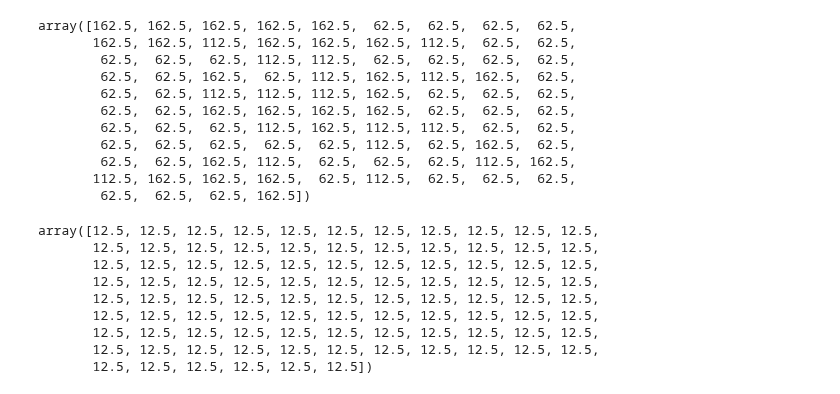
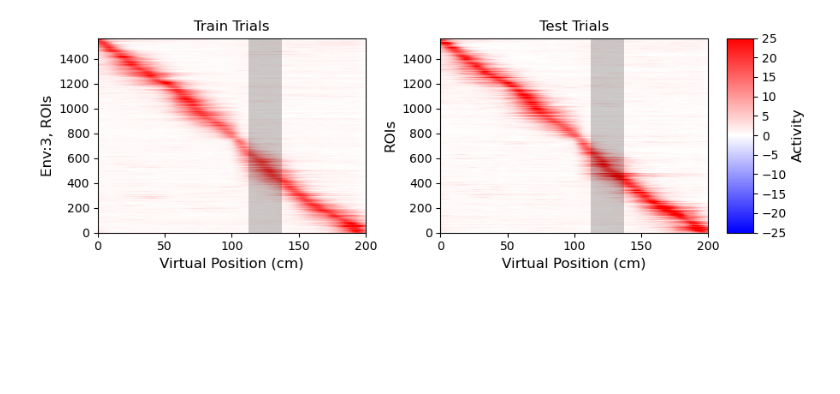
Before and after one commit to landoskape/vrAnalysis, a Jupyter notebook: testingPipelineFunctions.ipynb, the cells around one changed output. Cells and saved outputs as stored; diff of their text form; code cells hidden in the pictures; blank space fills up the shorter version.

```diff
--- a/testingPipelineFunctions.ipynb
+++ b/testingPipelineFunctions.ipynb
@@ -254,29 +123,0 @@ vrexp.printSavedOne()
-# %%
-rewpos = vrexp.loadone('trials.rewardPosition')
-rewzonehw = vrexp.loadone('trials.rewardZoneHalfwidth')
-# %%
-rewpos
-# %% [output]
-array([162.5, 162.5, 162.5, 162.5, 162.5,  62.5,  62.5,  62.5,  62.5,
-       162.5, 162.5, 112.5, 162.5, 162.5, 162.5, 112.5,  62.5,  62.5,
-        62.5,  62.5,  62.5, 112.5, 112.5,  62.5,  62.5,  62.5,  62.5,
-        62.5,  62.5, 162.5,  62.5, 112.5, 162.5, 112.5, 162.5,  62.5,
-        62.5,  62.5, 112.5, 112.5, 112.5, 162.5,  62.5,  62.5,  62.5,
-        62.5,  62.5, 162.5, 162.5, 162.5, 162.5,  62.5,  62.5,  62.5,
-        62.5,  62.5,  62.5, 112.5, 162.5, 112.5, 112.5,  62.5,  62.5,
-        62.5,  62.5,  62.5,  62.5,  62.5, 112.5,  62.5, 162.5,  62.5,
-        62.5,  62.5, 162.5, 112.5,  62.5,  62.5,  62.5, 112.5, 162.5,
-       112.5, 162.5, 162.5, 162.5,  62.5, 112.5,  62.5,  62.5,  62.5,
-        62.5,  62.5,  62.5, 162.5])
-# %%
-rewzonehw
-# %% [output]
-array([12.5, 12.5, 12.5, 12.5, 12.5, 12.5, 12.5, 12.5, 12.5, 12.5, 12.5,
-       12.5, 12.5, 12.5, 12.5, 12.5, 12.5, 12.5, 12.5, 12.5, 12.5, 12.5,
-       12.5, 12.5, 12.5, 12.5, 12.5, 12.5, 12.5, 12.5, 12.5, 12.5, 12.5,
-       12.5, 12.5, 12.5, 12.5, 12.5, 12.5, 12.5, 12.5, 12.5, 12.5, 12.5,
-       12.5, 12.5, 12.5, 12.5, 12.5, 12.5, 12.5, 12.5, 12.5, 12.5, 12.5,
-       12.5, 12.5, 12.5, 12.5, 12.5, 12.5, 12.5, 12.5, 12.5, 12.5, 12.5,
-       12.5, 12.5, 12.5, 12.5, 12.5, 12.5, 12.5, 12.5, 12.5, 12.5, 12.5,
-       12.5, 12.5, 12.5, 12.5, 12.5, 12.5, 12.5, 12.5, 12.5, 12.5, 12.5,
-       12.5, 12.5, 12.5, 12.5, 12.5, 12.5])
@@ -282,0 +128,5 @@ array([12.5, 12.5, 12.5, 12.5, 12.5, 12.5, 12.5, 12.5, 12.5, 12.5, 12.5,
+# %%
+pcss = analysis.placeCellSingleSession(vrexp, distStep=(1,2), standardizeSpks=True, onefile='mpci.roiActivityDeconvolvedOasis')
+fig, ax = pcss.plot_snake(envnum=3, normalize=25, cutoffs=(0.5, 0.8), method='max')
+# %% [output]
+[figure, added]
```
Also changed, not shown: parts of 27 cells of this notebook, 2 other files.
